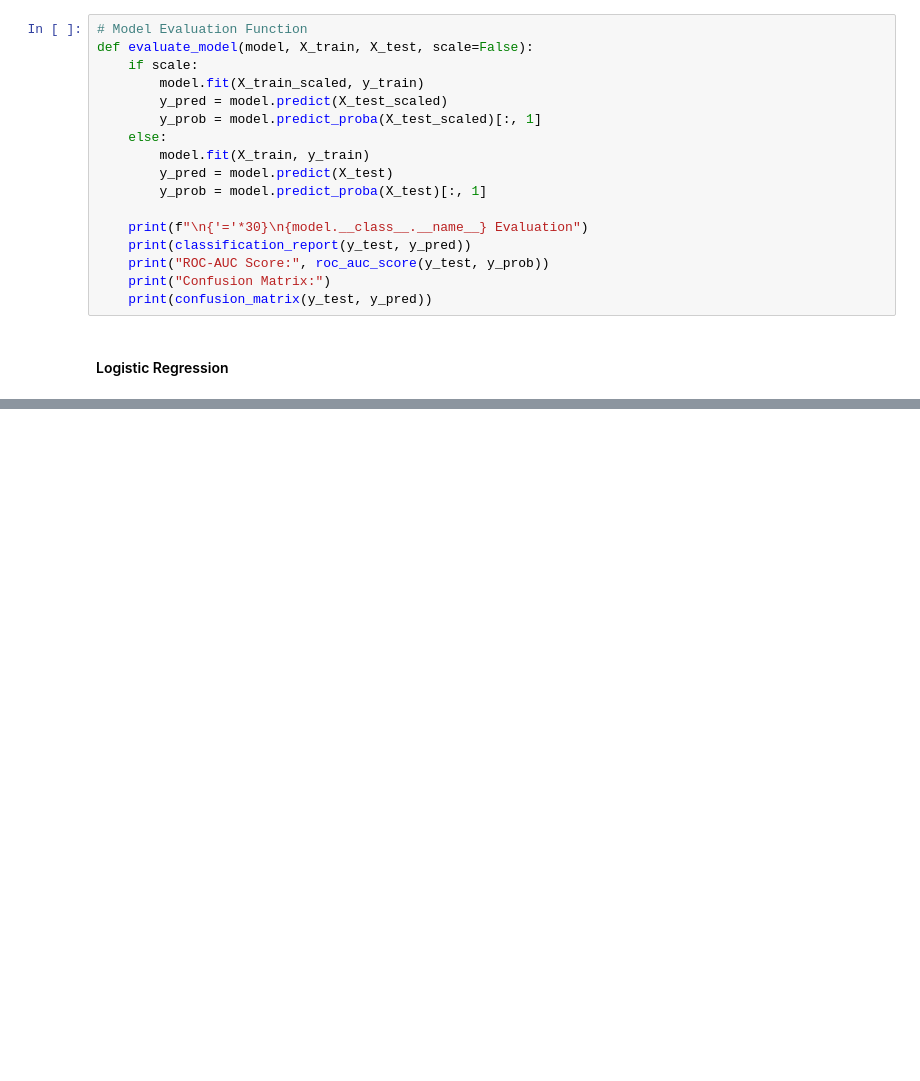
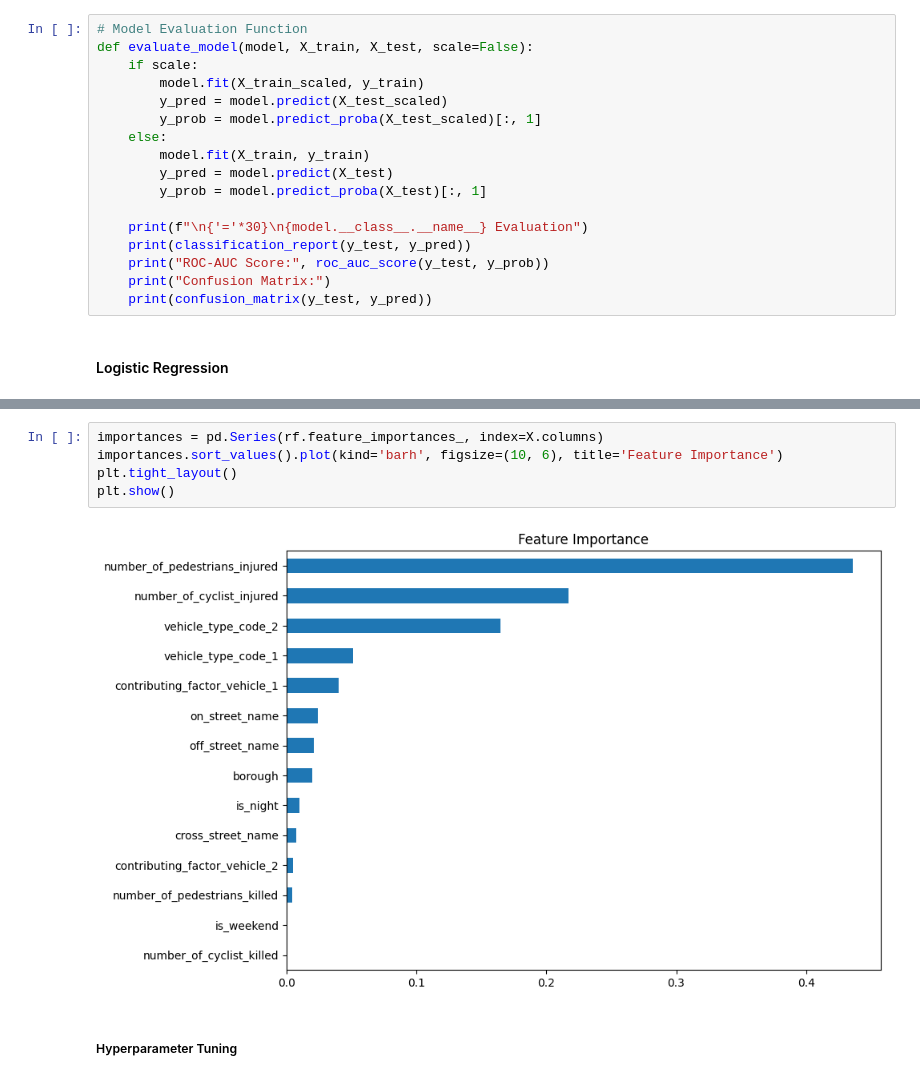
Before and after one commit to Henil-08/Motor-Vehicle-Collisions, a Jupyter notebook: 03_Modelling.ipynb, the cells around one changed output, grey strips where cells are left out. Saved outputs shown, nothing was run; the diff lists cells and outputs as text; blank space fills up the shorter version.

```diff
--- a/03_Modelling.ipynb
+++ b/03_Modelling.ipynb
@@ -201,0 +244,9 @@ evaluate_model(rf, X_train, X_test)
+# %%
+importances = pd.Series(rf.feature_importances_, index=X.columns)
+importances.sort_values().plot(kind='barh', figsize=(10, 6), title='Feature Importance')
+plt.tight_layout()
+plt.show()
+# %% [output]
+[figure, added]
+# %% [markdown]
+##### Hyperparameter Tuning
```
Also changed, not shown: parts of 16 cells of this notebook, 3 other files.
